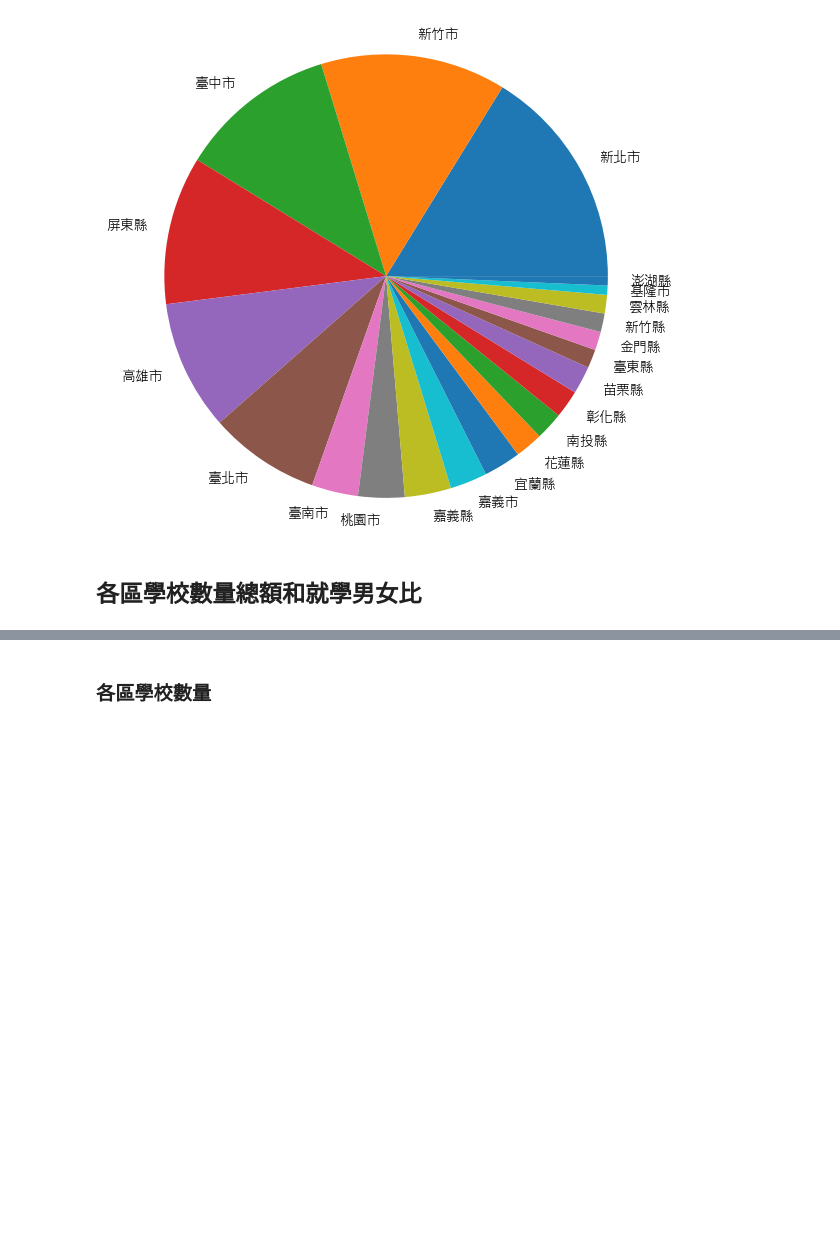
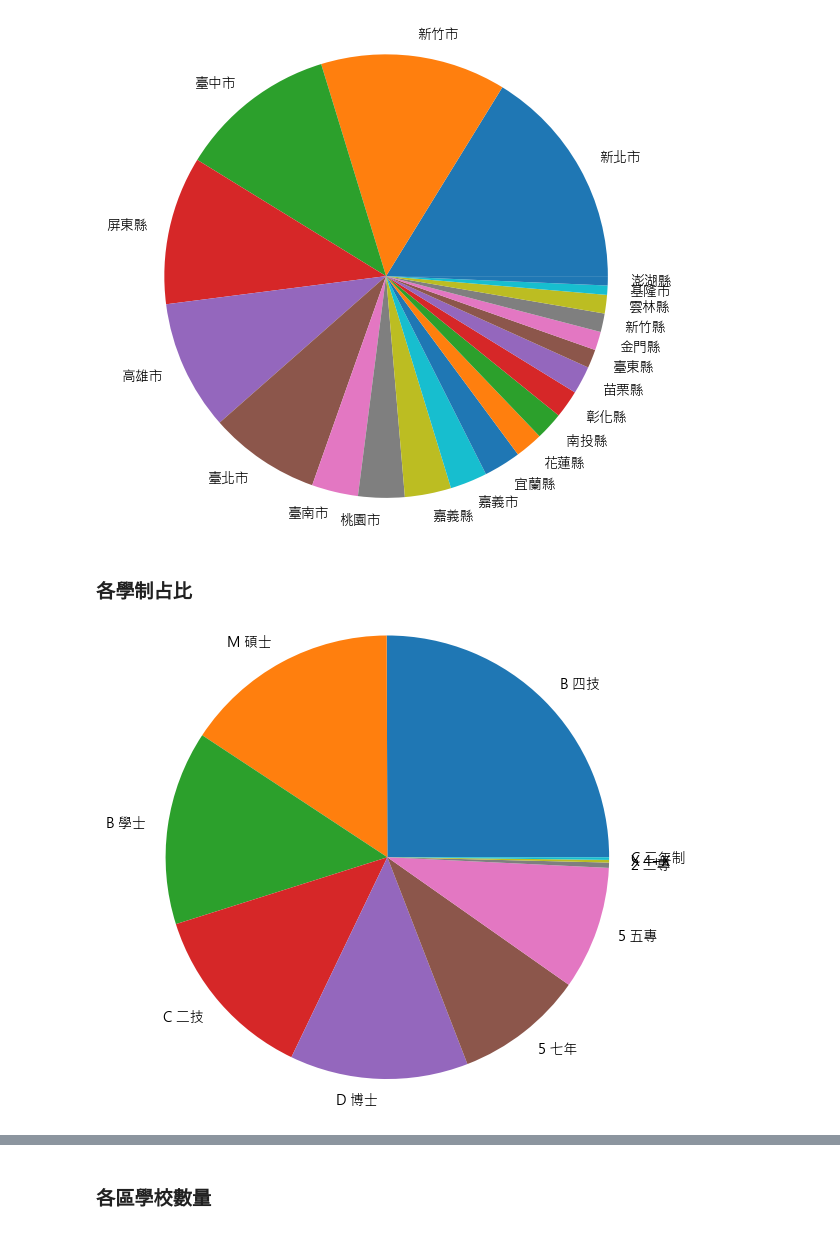
Before and after one commit to kw404/LATIA112-1, a Jupyter notebook: HW1/HW-1.ipynb, the cells around one changed output, grey strips where cells are left out. Cells and saved outputs as stored; diff of their text form; code cells hidden in the pictures; blank space fills up the shorter version.

```diff
--- a/HW1/HW-1.ipynb
+++ b/HW1/HW-1.ipynb
@@ -115,4 +115,15 @@ plt.show()
 # %% [output]
 [figure]
 # %% [markdown]
-## 各區學校數量總額和就學男女比
+### 各學制占比
+# %%
+data_buf = data.drop_duplicates(subset=['學校名稱','等級別'])
+grade_count = data_buf['等級別'].value_counts()
+grade_name = data_buf['等級別'].unique()
+
+plt.pie(grade_count,
+        radius=1.5,
+        labels = grade_name)
+plt.show()
+# %% [output]
+[figure, added]
```
Also changed, not shown: parts of 12 cells of this notebook, 2 other files.
